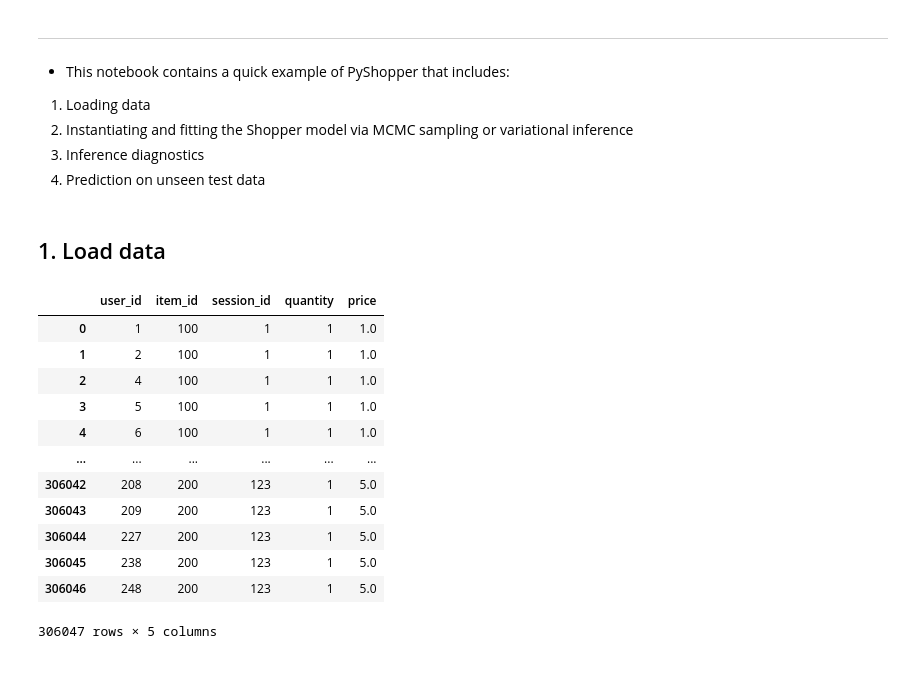
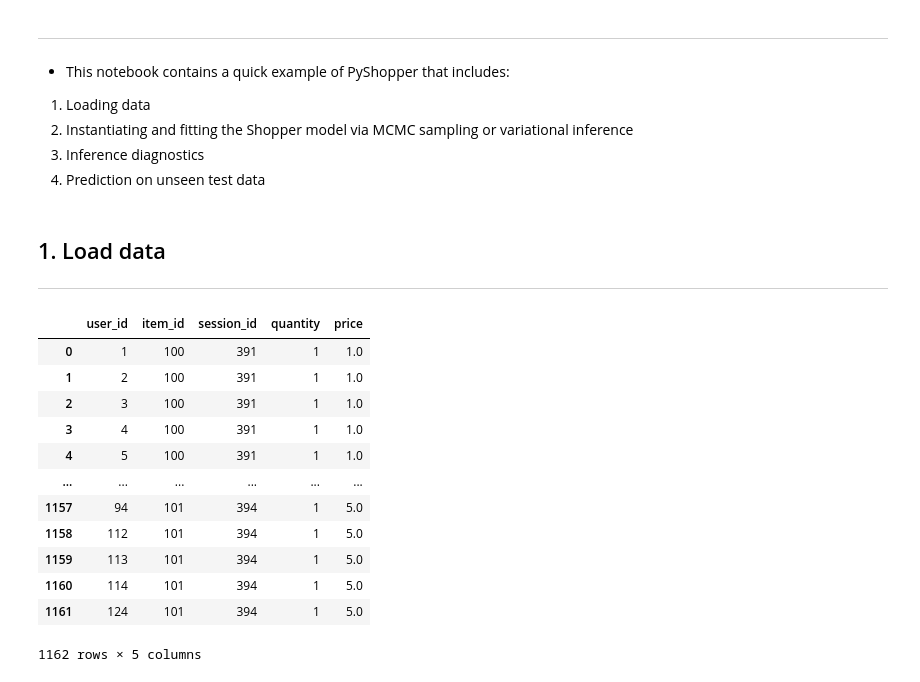
Before and after one commit to topher-lo/PyShopper, a Jupyter notebook: example.ipynb, the cells around one changed output. Saved outputs shown, nothing was run; the diff lists cells and outputs as text; code cells hidden in the pictures.

Commit message:
Implement data container

```diff
--- a/example.ipynb
+++ b/example.ipynb
@@ -25,22 +39,35 @@ warnings.simplefilter(action="ignore", category=UserWarning)
 # %% [markdown]
 ## 1. Load data
+---
 # %%
 # Load data
+data = shopper.load_data(f'{DATA_URL}/train.tsv?raw=true', f'{DATA_URL}/prices.tsv?raw=true')
+unique_items = sorted(data['item_id'].unique())
+sessions_list = sorted(data['session_id'].unique())
 
-X_train = shopper.load_data('data/train.tsv',
-                            'data/prices.tsv')
+# Limit data to C (most frequent) items and W sessions
+# Note: we filter for trailing sessions because the tested dataset's sessions begin at the end of
+# the training dataset's sessions
+C = 2
+W = 10
+
+# Filter data
+X_train = (data.loc[data['item_id'].isin(unique_items[:C])]
+               .loc[data['session_id'].isin(sessions_list[-W:])]
+               .reset_index(drop=True))
+
 X_train
 # %% [output]
 |  | user_id | item_id | session_id | quantity | price |
-| 0 | 1 | 100 | 1 | 1 | 1.0 |
-| 1 | 2 | 100 | 1 | 1 | 1.0 |
-| 2 | 4 | 100 | 1 | 1 | 1.0 |
-| 3 | 5 | 100 | 1 | 1 | 1.0 |
-| 4 | 6 | 100 | 1 | 1 | 1.0 |
+| 0 | 1 | 100 | 391 | 1 | 1.0 |
+| 1 | 2 | 100 | 391 | 1 | 1.0 |
+| 2 | 3 | 100 | 391 | 1 | 1.0 |
+| 3 | 4 | 100 | 391 | 1 | 1.0 |
+| 4 | 5 | 100 | 391 | 1 | 1.0 |
 | ... | ... | ... | ... | ... | ... |
-| 306042 | 208 | 200 | 123 | 1 | 5.0 |
-| 306043 | 209 | 200 | 123 | 1 | 5.0 |
-| 306044 | 227 | 200 | 123 | 1 | 5.0 |
-| 306045 | 238 | 200 | 123 | 1 | 5.0 |
-| 306046 | 248 | 200 | 123 | 1 | 5.0 |
+| 1157 | 94 | 101 | 394 | 1 | 5.0 |
+| 1158 | 112 | 101 | 394 | 1 | 5.0 |
+| 1159 | 113 | 101 | 394 | 1 | 5.0 |
+| 1160 | 114 | 101 | 394 | 1 | 5.0 |
+| 1161 | 124 | 101 | 394 | 1 | 5.0 |
-306047 rows × 5 columns
+1162 rows × 5 columns
```
Also changed, not shown: parts of 15 cells of this notebook, 2 other files.
